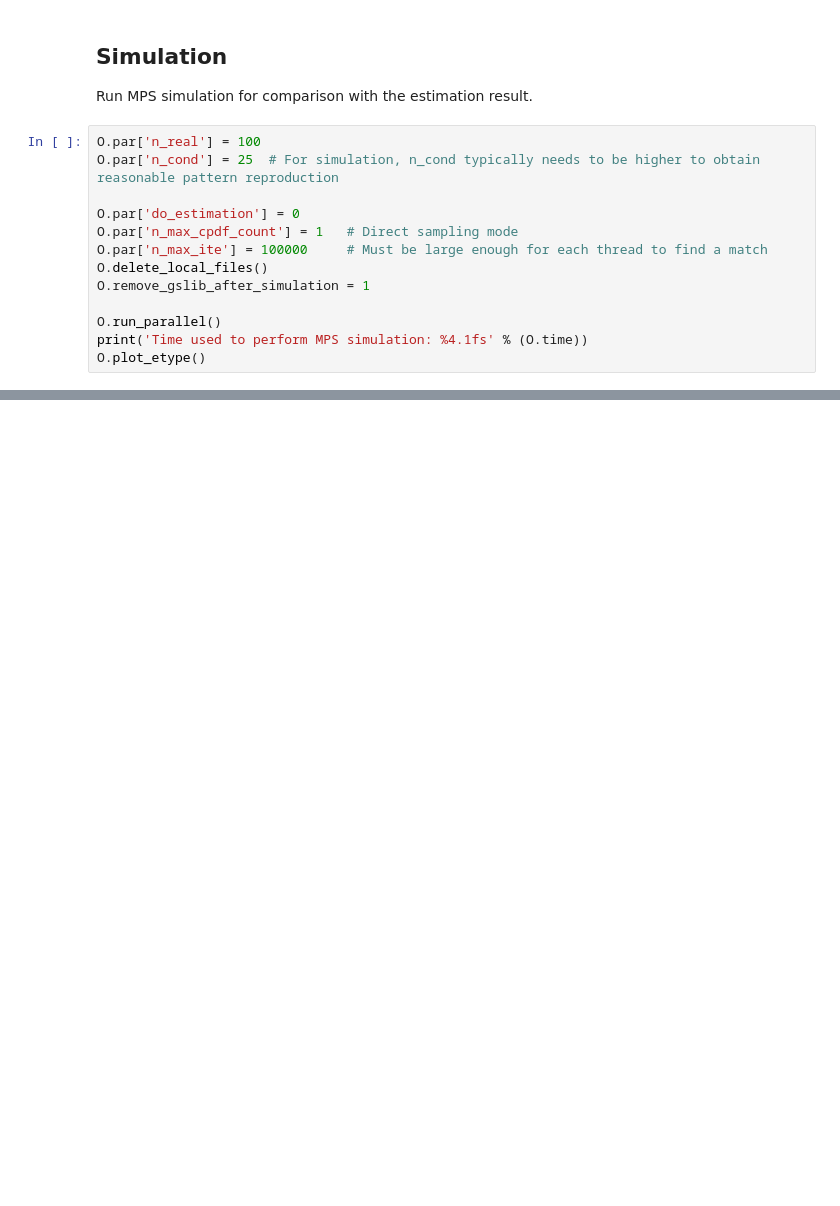
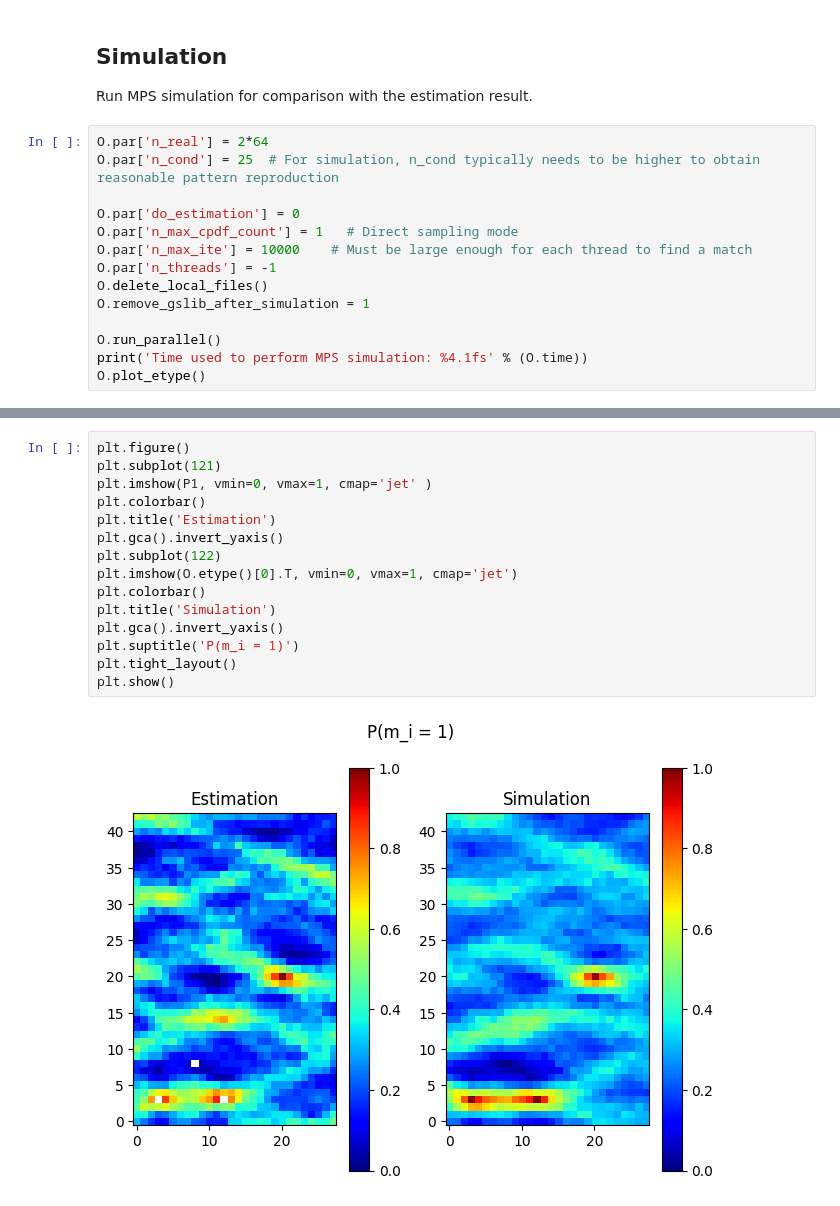
Before and after one commit to AUProbGeo/mpslib, a Jupyter notebook: doc/Notebooks/ex_mpslib_estimation.ipynb, the cells around one changed output, grey strips where cells are left out. Saved outputs shown, nothing was run; the diff lists cells and outputs as text; blank space fills up the shorter version.

```diff
--- a/doc/Notebooks/ex_mpslib_estimation.ipynb
+++ b/doc/Notebooks/ex_mpslib_estimation.ipynb
@@ -81,12 +83,13 @@ Time used to perform MPS estimation: 12.9s
 
 Run MPS simulation for comparison with the estimation result.
 # %%
-O.par['n_real'] = 100
+O.par['n_real'] = 2*64
 O.par['n_cond'] = 25  # For simulation, n_cond typically needs to be higher to obtain reasonable pattern reproduction
 
 O.par['do_estimation'] = 0
 O.par['n_max_cpdf_count'] = 1   # Direct sampling mode
-O.par['n_max_ite'] = 100000     # Must be large enough for each thread to find a match
+O.par['n_max_ite'] = 10000    # Must be large enough for each thread to find a match
+O.par['n_threads'] = -1
 O.delete_local_files()
 O.remove_gslib_after_simulation = 1
 
@@ -101,0 +105,17 @@ Time used to perform MPS simulation: 7.2s
+# %%
+plt.figure()
+plt.subplot(121)
+plt.imshow(P1, vmin=0, vmax=1, cmap='jet' )
+plt.colorbar()
+plt.title('Estimation')
+plt.gca().invert_yaxis()
+plt.subplot(122)
+plt.imshow(O.etype()[0].T, vmin=0, vmax=1, cmap='jet')
+plt.colorbar()
+plt.title('Simulation')
+plt.gca().invert_yaxis()
+plt.suptitle('P(m_i = 1)')
+plt.tight_layout()
+plt.show()
+# %% [output]
+[figure, added]
```
Also changed, not shown: parts of 3 cells of this notebook, 2 other files.
